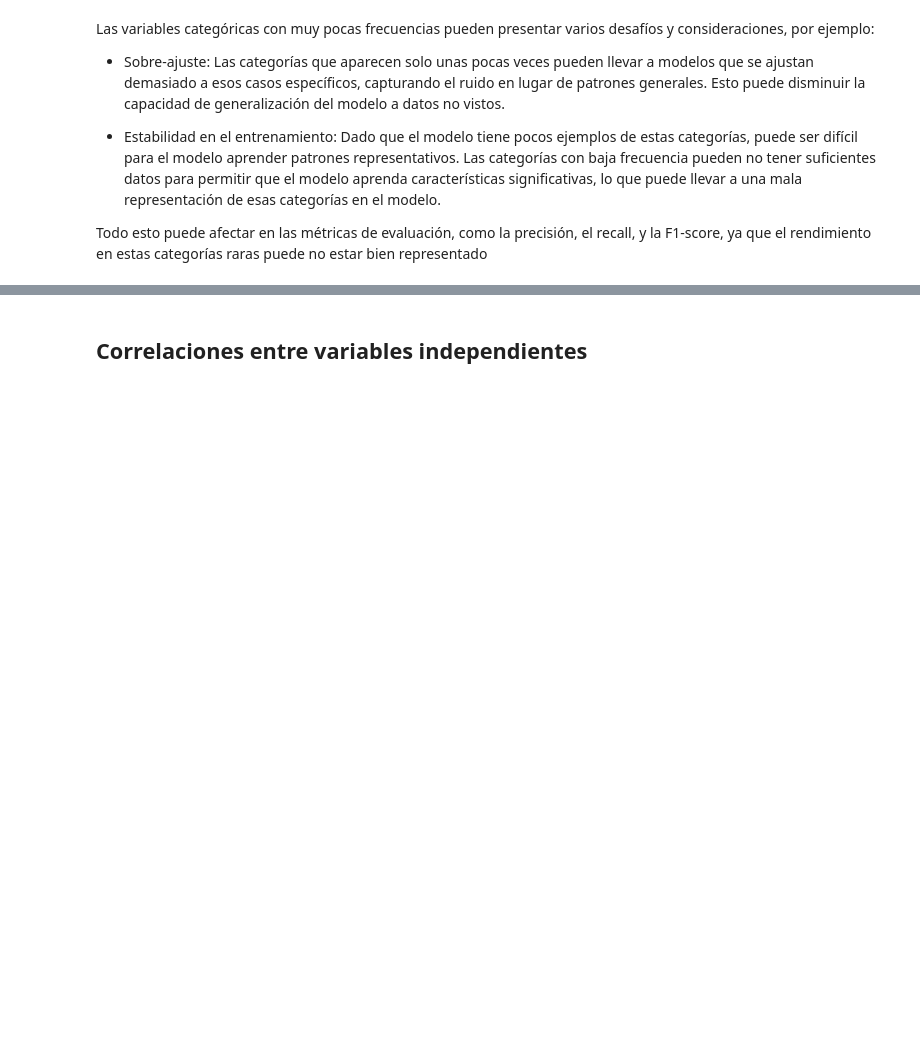
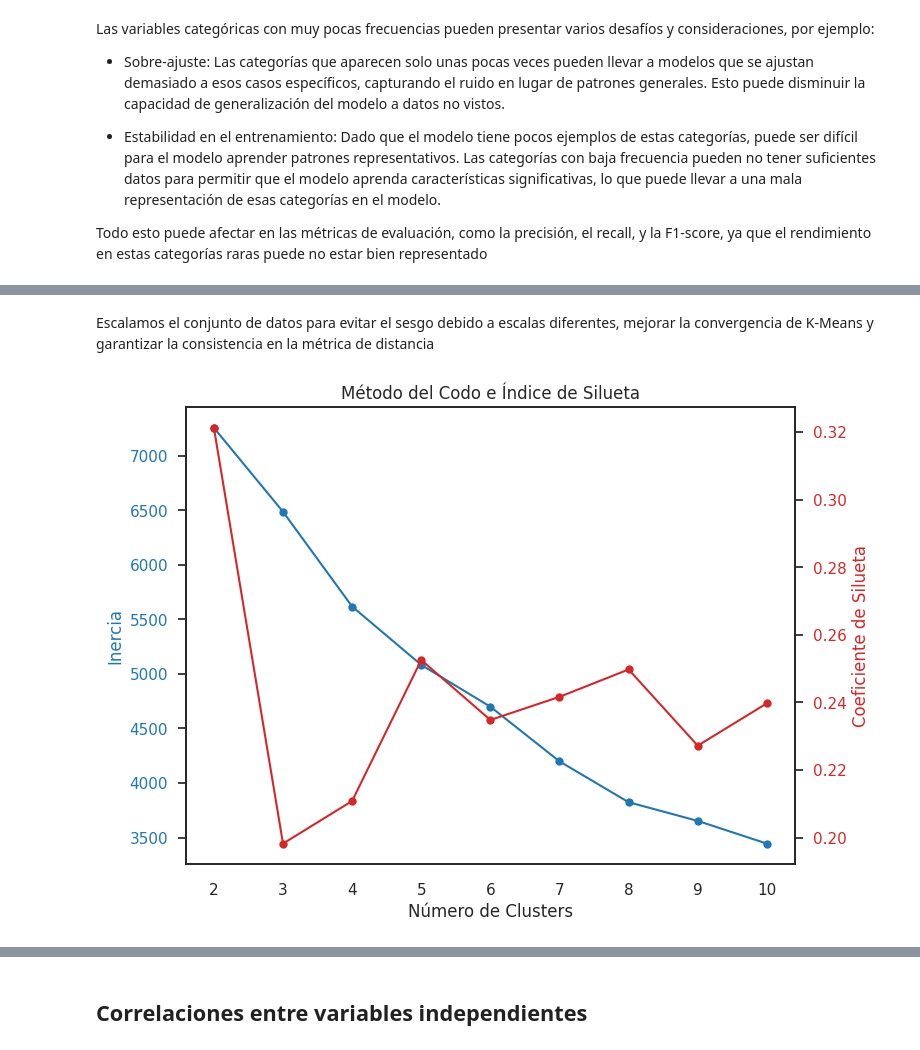
Before and after one commit to SimonLopezR/estimacion_riesgo_deslizamiento, a Jupyter notebook: docs/_build/jupyter_execute/eda.ipynb, the cells around one changed output, grey strips where cells are left out. Cells and saved outputs as stored; diff of their text form; code cells hidden in the pictures; blank space fills up the shorter version.

```diff
--- a/docs/_build/jupyter_execute/eda.ipynb
+++ b/docs/_build/jupyter_execute/eda.ipynb
@@ -182,0 +183,19 @@ Todo esto puede afectar en las métricas de evaluación, como la precisión, el
+# %%
+independent_var_erase=[] # Eliminamos la variable de precipitacion acumulada a 10 dias
+dependent_var='deslizamientos'
+independent_var=[x for x in df.columns if x not in independent_var_erase and x not in dependent_var]
+X=df[independent_var]
+y=df[dependent_var]
+# Seleccionar columnas categoricas
+VAR_categorical_cols = [cname for cname in X.columns if X[cname].dtype == "object"]
+
+# Seleccionar columnas numericas
+VAR_numerical_cols = [cname for cname in X.columns if X[cname].dtype in ['int64', 'float64']]
+
+label_encoders = {}
+for feature in VAR_categorical_cols:
+    le = LabelEncoder()
+    X[feature] = le.fit_transform(X[feature])
+    label_encoders[feature] = le
+# %%
+X_scaled = pd.DataFrame(StandardScaler().fit_transform(X), columns=X.columns)
@@ -182,0 +211,41 @@ Todo esto puede afectar en las métricas de evaluación, como la precisión, el
+# %% [markdown]
+Escalamos el conjunto de datos para evitar el sesgo debido a escalas diferentes, mejorar la convergencia de K-Means y garantizar la consistencia en la métrica de distancia
+# %%
+# Inercia para el Método del Codo
+inertia = []
+# Coeficiente de Silueta
+silhouette_scores = []
+n_clusters_range = range(2, 11) # de 2 a 10 cluster
+clusters_dict = {}
+
+for n in n_clusters_range:
+    kmeans = KMeans(n_clusters=n,init='k-means++')
+    labels = kmeans.fit_predict(X_scaled)
+    inertia.append(kmeans.inertia_)
+    silhouette_scores.append(silhouette_score(X_scaled, labels))
+
+    # Crear un DataFrame con los datos escalados y la columna "clusters"
+    df_with_clusters = X.copy()
+    df_with_clusters['clusters'] = labels
+
+    # Guardar en el diccionario con la clave como el número de clusters
+    clusters_dict[f'con_{n}_clusters'] = df_with_clusters
+
+# Graficar ambos
+fig, ax1 = plt.subplots()
+
+ax1.set_xlabel('Número de Clusters')
+ax1.set_ylabel('Inercia', color='tab:blue')
+ax1.plot(n_clusters_range, inertia, marker='o', color='tab:blue', label='Inercia')
+ax1.tick_params(axis='y', labelcolor='tab:blue')
+
+ax2 = ax1.twinx()  # Crear un segundo eje que comparte el eje x
+ax2.set_ylabel('Coeficiente de Silueta', color='tab:red')
+ax2.plot(n_clusters_range, silhouette_scores, marker='o', color='tab:red', label='Coef. de Silueta')
+ax2.tick_params(axis='y', labelcolor='tab:red')
+
+fig.tight_layout()
+plt.title('Método del Codo e Índice de Silueta')
+plt.show()
+# %% [output]
+[figure, added]
```
Also changed, not shown: parts of 16 cells of this notebook, 22 other files.
